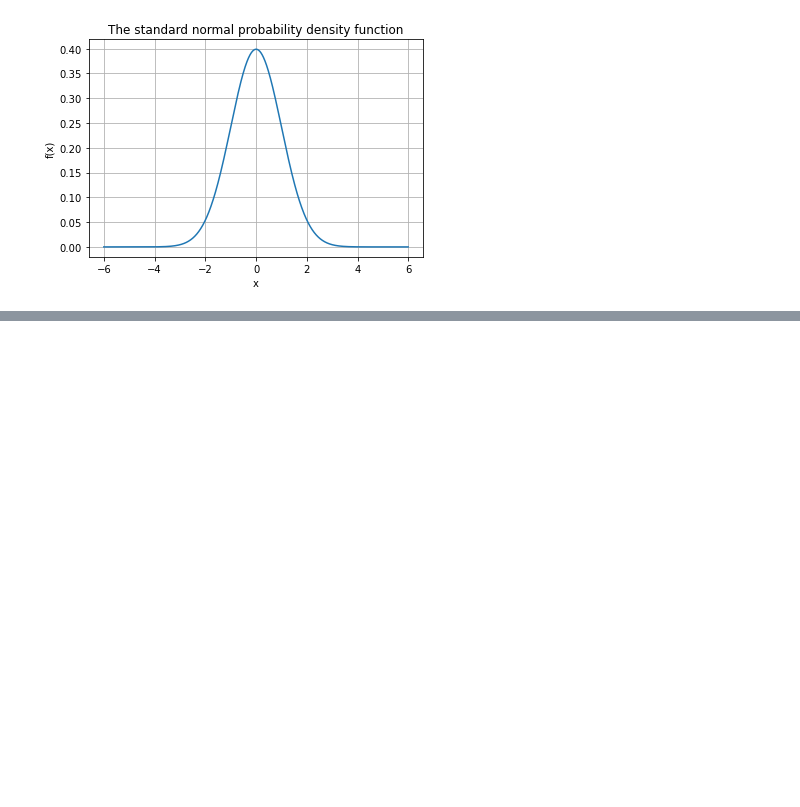
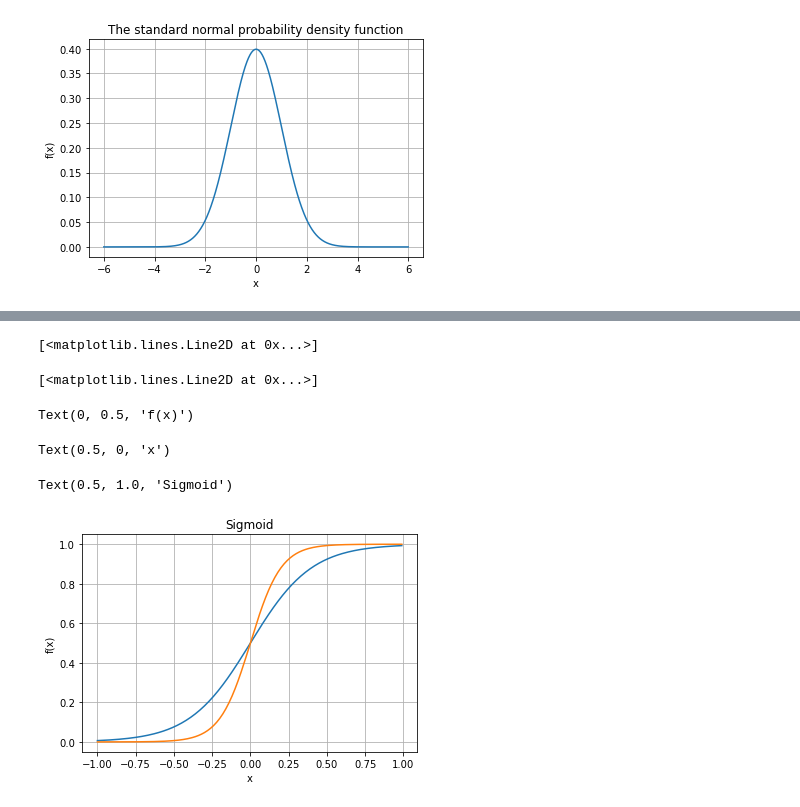
Before and after one commit to ekalachev/jupyter_charts, a Jupyter notebook: matplotlib.ipynb, the cells around one changed output, grey strips where cells are left out. Drawn from its saved outputs; the diff is of its cells as text; code cells hidden in the pictures; blank space fills up the shorter version.

Commit message:
sigmoid

```diff
--- a/matplotlib.ipynb
+++ b/matplotlib.ipynb
@@ -105,3 +107,28 @@ Text(0.5, 1.0, 'The standard normal probability density function')
+# %%
+%matplotlib inline
+
+fig = plt.figure(figsize=(6, 4))
+
+x = np.arange(-1, 1, 0.01)
+
+plt.plot(x, (1/(1 + np.e**(-5*x))))
+plt.plot(x, (1/(1 + np.e**(-10*x))))
+
+plt.ylabel('f(x)')
+plt.xlabel('x')
+
+plt.title('Sigmoid')
+
+plt.grid(True)
+
+plt.show()
+# %% [output]
+[<matplotlib.lines.Line2D at 0x...>]
+[<matplotlib.lines.Line2D at 0x...>]
+Text(0, 0.5, 'f(x)')
+Text(0.5, 0, 'x')
+Text(0.5, 1.0, 'Sigmoid')
+[figure, added]
 # %%
 # Important for animation
 %matplotlib notebook
```
Also changed, not shown: parts of 3 cells of this notebook.
